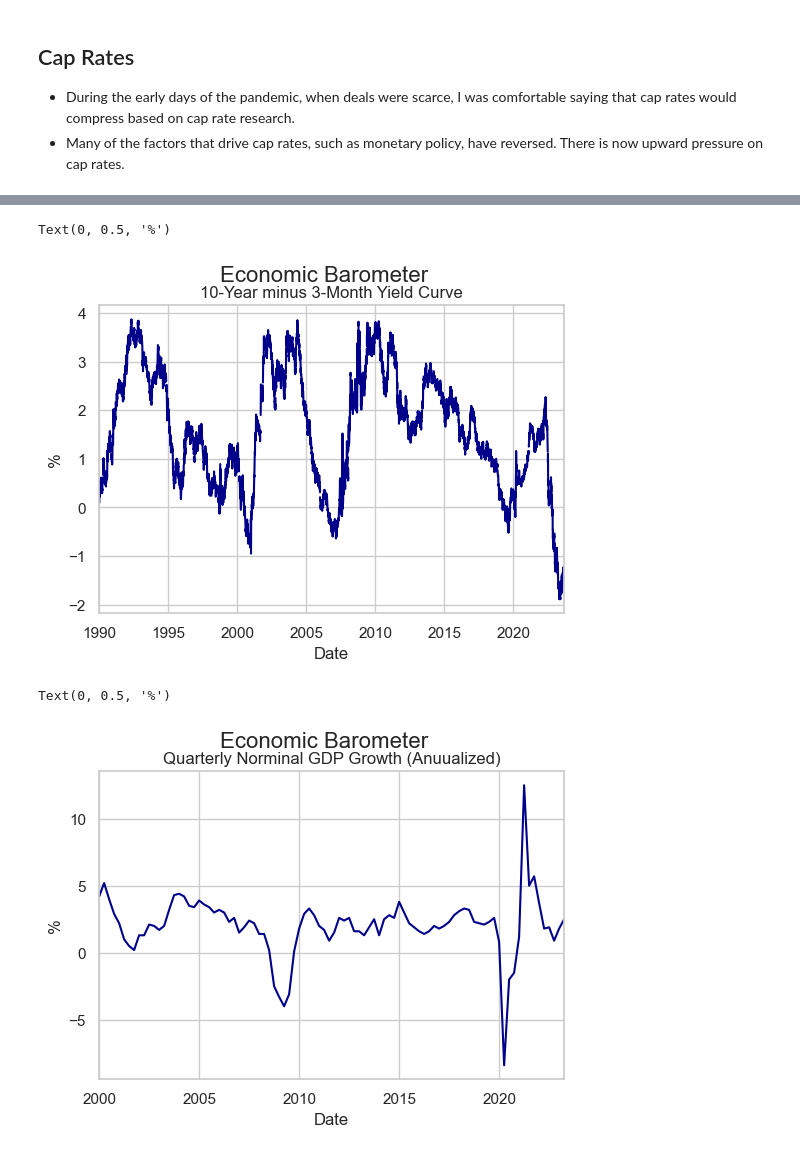
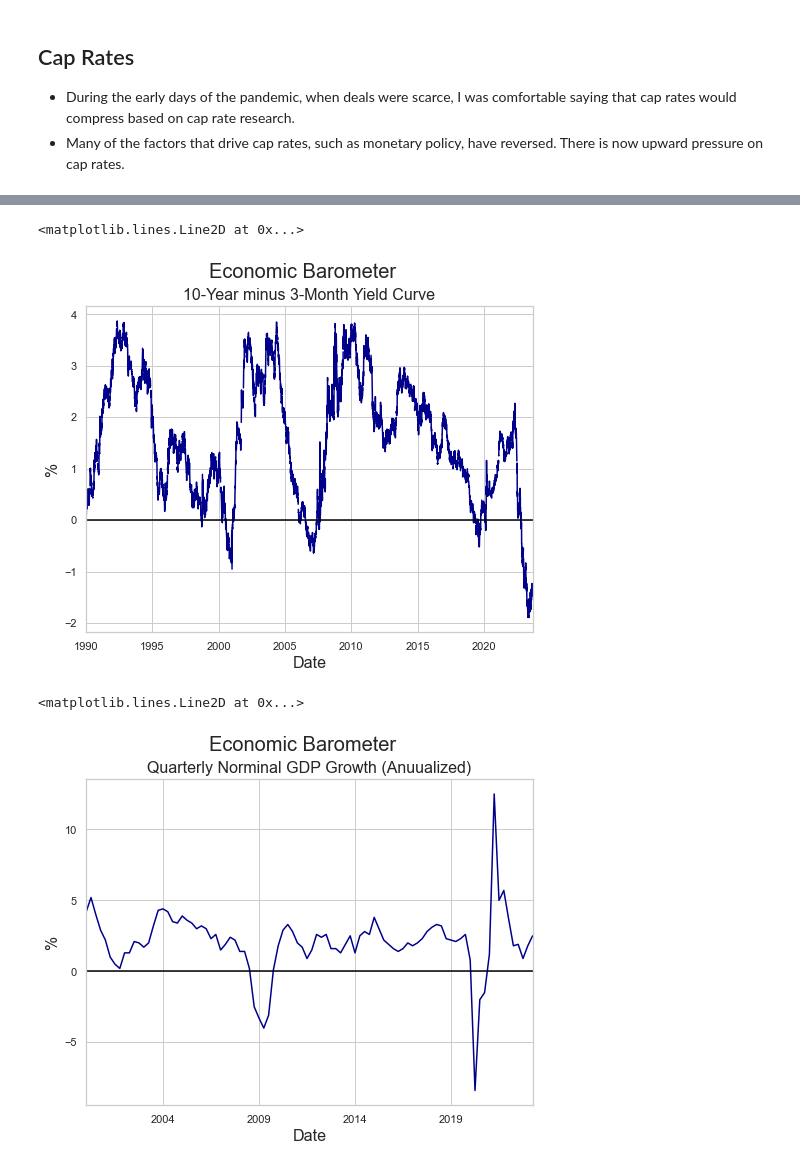
Before and after one commit to thsavage/Macroeconomic-Talking-Points, a Jupyter notebook: Macroeconomic Talking Points.ipynb, the cells around one changed output, grey strips where cells are left out. Drawn from its saved outputs; the diff is of its cells as text; code cells hidden in the pictures.

```diff
--- a/Macroeconomic Talking Points.ipynb
+++ b/Macroeconomic Talking Points.ipynb
@@ -75,22 +81,24 @@ Text(0, 0.5, '%')
 # %%
 yield_curve = fred.get_series("T10Y3M", observation_start='1990-01-01')
-yield_curve.plot(color='darkblue', figsize=(6, 4))
-plt.suptitle('Economic Barometer', fontsize=16)
-plt.title('10-Year minus 3-Month Yield Curve', fontsize=12)
-plt.xlabel('Date', fontsize=12)
-plt.ylabel('%', fontsize=12)
+yield_curve.plot(color='darkblue', figsize=(8, 6))
+plt.suptitle('Economic Barometer', fontsize=20)
+plt.title('10-Year minus 3-Month Yield Curve', fontsize=16)
+plt.xlabel('Date', fontsize=16)
+plt.ylabel('%', fontsize=16)
+plt.axhline(0, color="black")
 # %% [output]
-Text(0, 0.5, '%')
+<matplotlib.lines.Line2D at 0x...>
-[figure, old version]
+[figure, new version]
 # %%
 growth = fred.get_series("A191RO1Q156NBEA", observation_start='2000-01-01')
-growth.plot(color='darkblue', figsize=(6, 4))
-plt.suptitle('Economic Barometer', fontsize=16)
-plt.title('Quarterly Norminal GDP Growth (Anuualized)', fontsize=12)
-plt.xlabel('Date', fontsize=12)
-plt.ylabel('%', fontsize=12)
+growth.plot(color='darkblue', figsize=(8, 6))
+plt.suptitle('Economic Barometer', fontsize=20)
+plt.title('Quarterly Norminal GDP Growth (Anuualized)', fontsize=16)
+plt.xlabel('Date', fontsize=16)
+plt.ylabel('%', fontsize=16)
+plt.axhline(0, color='black')
 # %% [output]
-Text(0, 0.5, '%')
+<matplotlib.lines.Line2D at 0x...>
-[figure, old version]
+[figure, new version]
 # %%
 growth = fred.get_series("A191RL1Q225SBEA", observation_start='2000-01-01').dropna()
```
Also changed, not shown: parts of 19 cells of this notebook, 1 other file.
